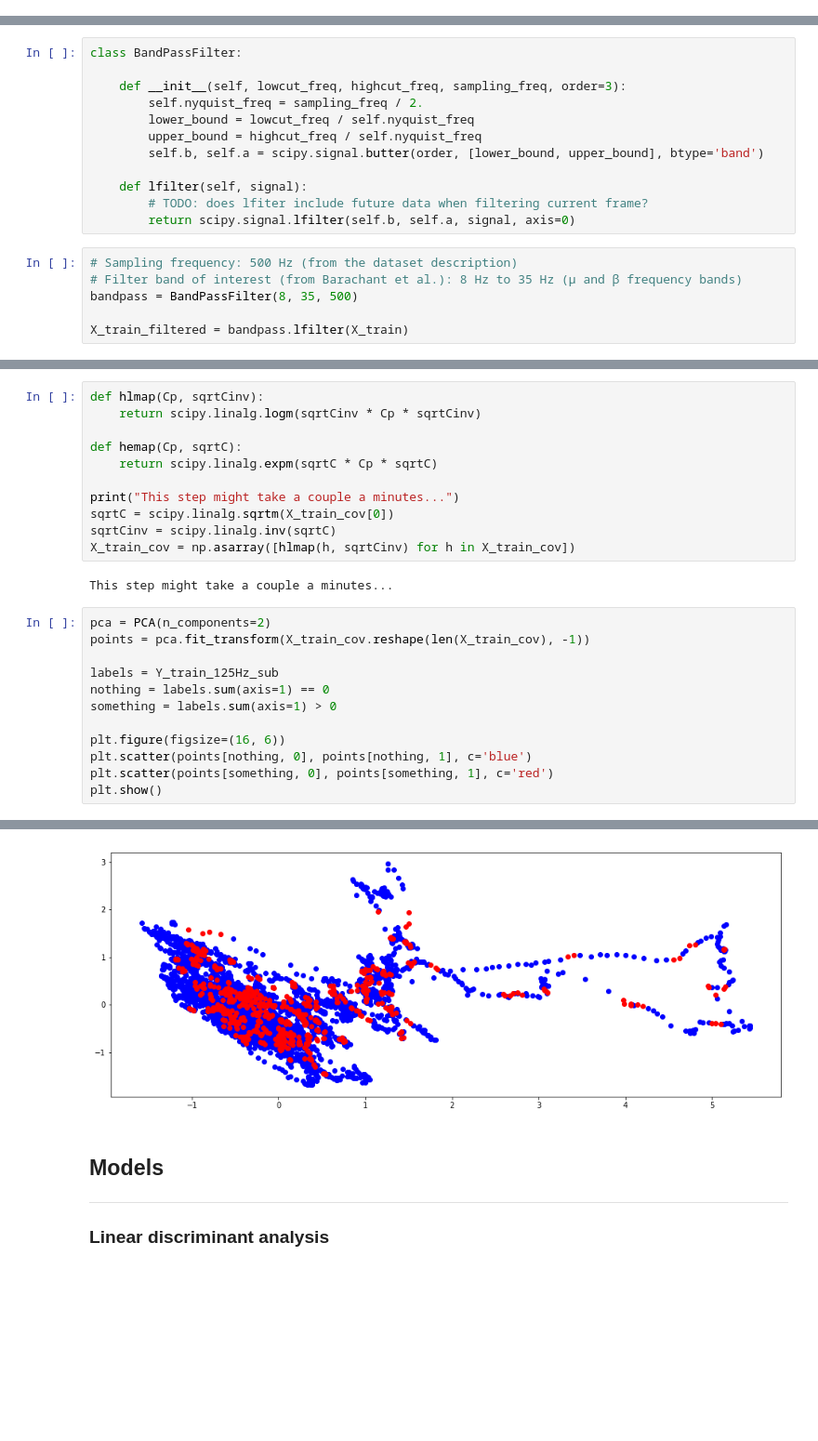
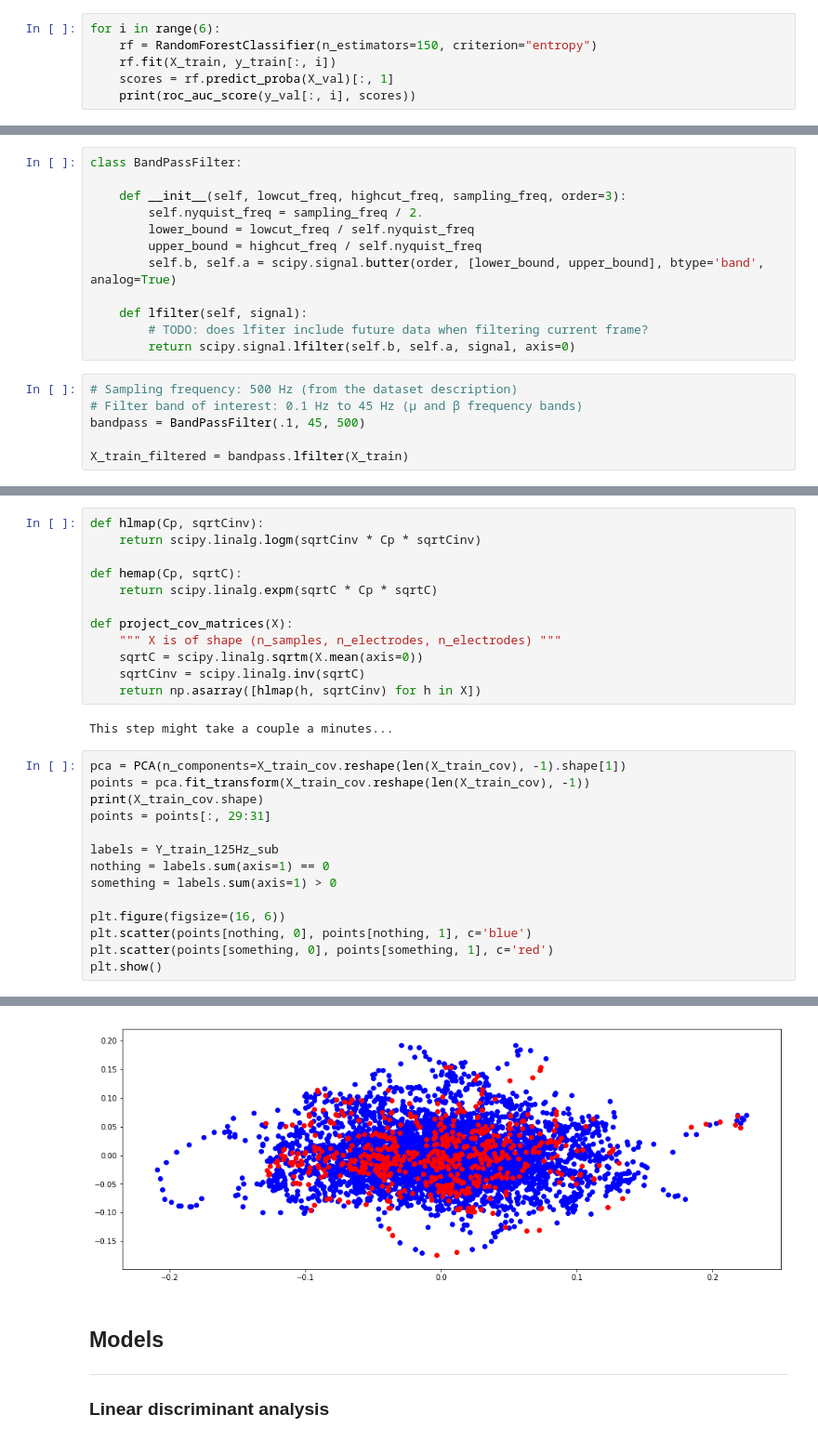
Before and after one commit to cedricsimar/Hand-Motions-Classification, a Jupyter notebook: main.ipynb, the cells around one changed output, grey strips where cells are left out. Shown at 93% size. Drawn from its saved outputs; the diff is of its cells as text; blank space fills up the shorter version.

```diff
--- a/main.ipynb
+++ b/main.ipynb
@@ -138,0 +143,6 @@ Loading dataset...
+# %%
+for i in range(6):
+    rf = RandomForestClassifier(n_estimators=150, criterion="entropy")
+    rf.fit(X_train, y_train[:, i])
+    scores = rf.predict_proba(X_val)[:, 1]
+    print(roc_auc_score(y_val[:, i], scores))
@@ -147,15 +164,15 @@ class BandPassFilter:
         self.nyquist_freq = sampling_freq / 2.
         lower_bound = lowcut_freq / self.nyquist_freq
         upper_bound = highcut_freq / self.nyquist_freq
-        self.b, self.a = scipy.signal.butter(order, [lower_bound, upper_bound], btype='band')
+        self.b, self.a = scipy.signal.butter(order, [lower_bound, upper_bound], btype='band', analog=True)
 
     def lfilter(self, signal):
         # TODO: does lfiter include future data when filtering current frame?
         return scipy.signal.lfilter(self.b, self.a, signal, axis=0)
 # %%
 # Sampling frequency: 500 Hz (from the dataset description)
-# Filter band of interest (from Barachant et al.): 8 Hz to 35 Hz (µ and β frequency bands)
-bandpass = BandPassFilter(8, 35, 500)
+# Filter band of interest: 0.1 Hz to 45 Hz (µ and β frequency bands)
+bandpass = BandPassFilter(.1, 45, 500)
 
 X_train_filtered = bandpass.lfilter(X_train)
 # %% [markdown]
@@ -216,15 +229,18 @@ def hlmap(Cp, sqrtCinv):
 def hemap(Cp, sqrtC):
     return scipy.linalg.expm(sqrtC * Cp * sqrtC)
 
-print("This step might take a couple a minutes...")
-sqrtC = scipy.linalg.sqrtm(X_train_cov[0])
-sqrtCinv = scipy.linalg.inv(sqrtC)
-X_train_cov = np.asarray([hlmap(h, sqrtCinv) for h in X_train_cov])
+def project_cov_matrices(X):
+    """ X is of shape (n_samples, n_electrodes, n_electrodes) """
+    sqrtC = scipy.linalg.sqrtm(X.mean(axis=0))
+    sqrtCinv = scipy.linalg.inv(sqrtC)
+    return np.asarray([hlmap(h, sqrtCinv) for h in X])
 # %% [output]
 This step might take a couple a minutes...
 # %%
-pca = PCA(n_components=2)
+pca = PCA(n_components=X_train_cov.reshape(len(X_train_cov), -1).shape[1])
 points = pca.fit_transform(X_train_cov.reshape(len(X_train_cov), -1))
+print(X_train_cov.shape)
+points = points[:, 29:31]
 
 labels = Y_train_125Hz_sub
 nothing = labels.sum(axis=1) == 0
@@ -239,4 +255,4 @@ plt.show()
-[figure, old version]
+[figure, new version]
 # %% [markdown]
 ## Models <a class="anchor" id="models"></a>
 <hr/>
```
Also changed, not shown: parts of 14 cells of this notebook.
